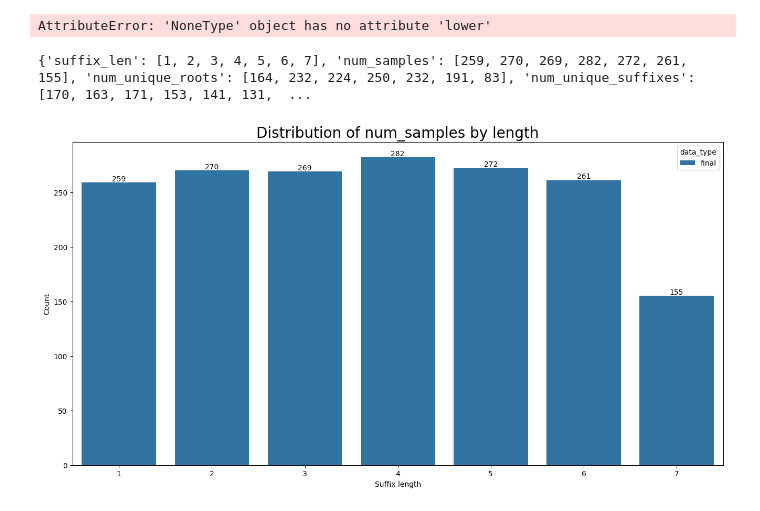
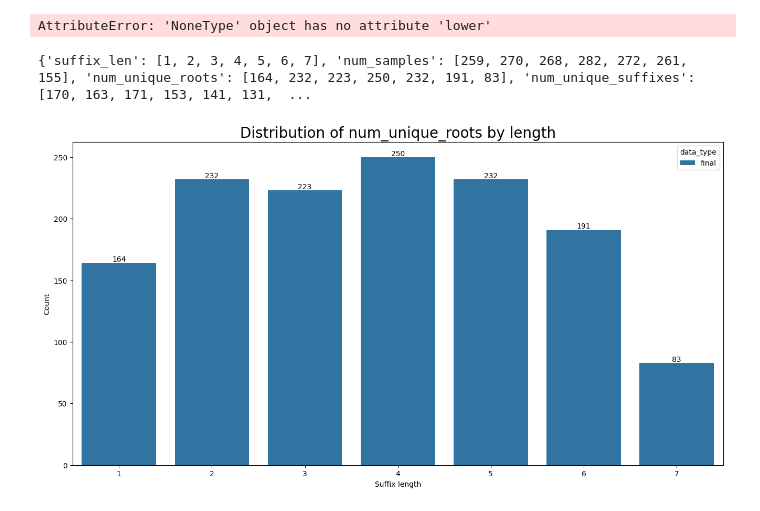
Before and after one commit to mismayil/morph-gen, a Jupyter notebook: src/analysis.ipynb, the cells around one changed output. Drawn from its saved outputs; the diff is of its cells as text; code cells hidden in the pictures.

```diff
--- a/src/analysis.ipynb
+++ b/src/analysis.ipynb
@@ -746,26 +746,26 @@ def get_stats(data, data_type="final"):
 # %%
 # full_stats = get_stats(btwd_data, data_type="full")
 final_stats = get_stats(final_data, data_type="final")
 # new_stats = get_stats(new_data, data_type="new")
 
 # stats = pd.concat([full_stats, final_stats, new_stats])
 
 import seaborn as sns
 import matplotlib.pyplot as plt
 
 fig, ax = plt.subplots(figsize=(16, 8))
-feature = "num_samples"
+feature = "num_unique_roots"
 ax.set_title(f"Distribution of {feature} by length")
 ax.set_xlabel("Suffix length")
 ax.set_ylabel("Count")
 # set the title font size
 ax.title.set_size(20)
 sns.barplot(data=final_stats, x="suffix_len", y=feature, hue="data_type", ax=ax)
 for i in ax.containers:
     ax.bar_label(i,)
 # %% [output]
-{'suffix_len': [1, 2, 3, 4, 5, 6, 7], 'num_samples': [259, 270, 269, 282, 272, 261, 155], 'num_unique_roots': [164, 232, 224, 250, 232, 191, 83], 'num_unique_suffixes': [170, 163, 171, 153, 141, 131,  ...
+{'suffix_len': [1, 2, 3, 4, 5, 6, 7], 'num_samples': [259, 270, 268, 282, 272, 261, 155], 'num_unique_roots': [164, 232, 223, 250, 232, 191, 83], 'num_unique_suffixes': [170, 163, 171, 153, 141, 131,  ...
-[figure, old version]
+[figure, new version]
 # %%
 from utils import read_json, write_json
 
```
Also changed, not shown: parts of 1 cell of this notebook, 1 other file.
